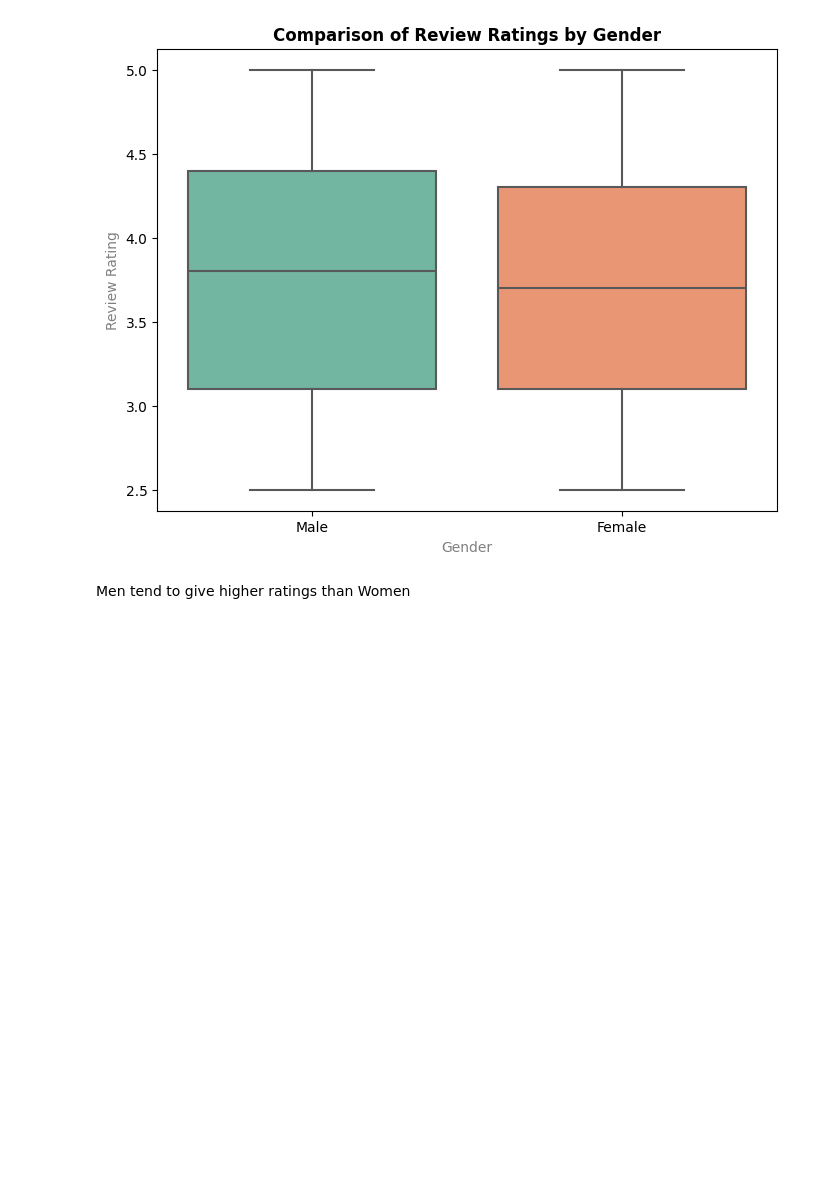
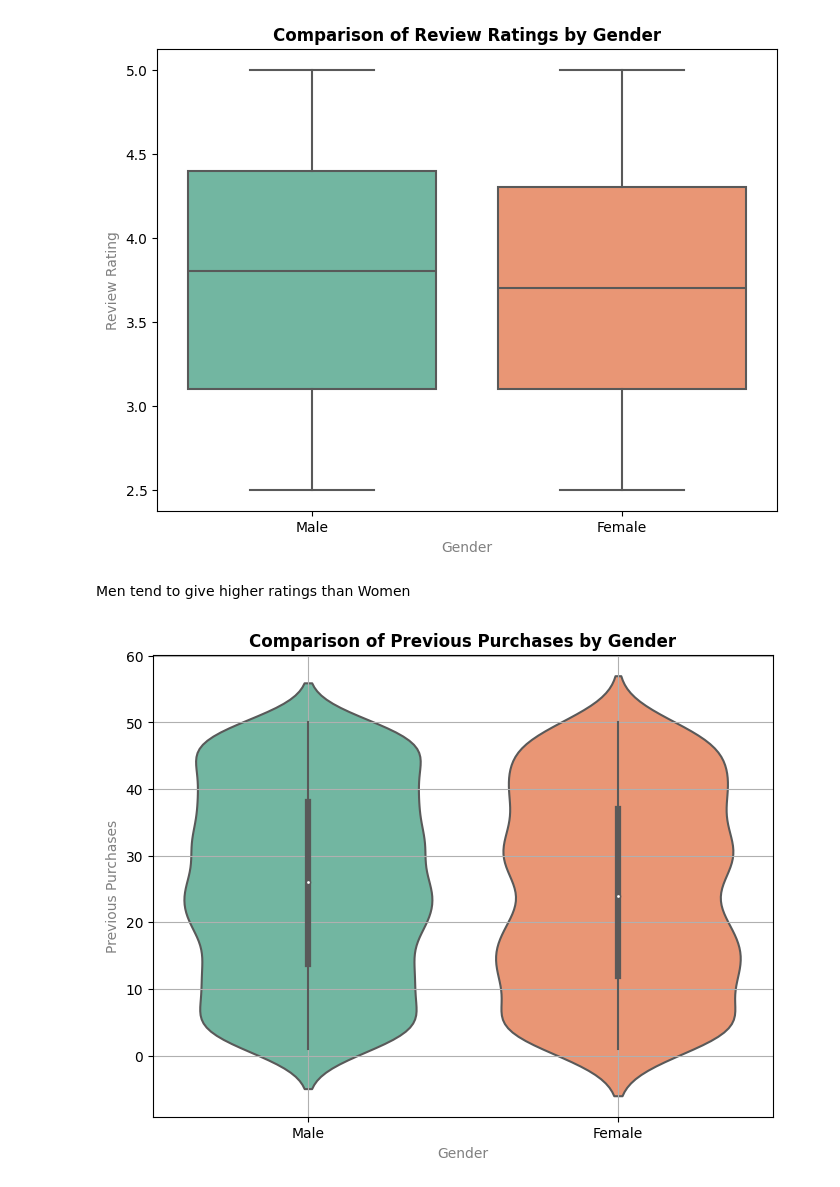
Before and after one commit to Murega14/customer_shopping_trends, a Jupyter notebook: index.ipynb, the cells around one changed output. Drawn from its saved outputs; the diff is of its cells as text; code cells hidden in the pictures; blank space fills up the shorter version.

```diff
--- a/index.ipynb
+++ b/index.ipynb
@@ -298,3 +295,16 @@ plt.show()
 [figure]
 # %% [markdown]
 Men tend to give higher ratings than Women
+# %%
+# Creating the violin plot
+plt.figure(figsize=(8, 6))
+sns.violinplot(x='Gender', y='Previous Purchases', data=df, palette='Set2')
+
+# Customizing the plot
+plt.title('Comparison of Previous Purchases by Gender', fontweight='bold')
+plt.xlabel('Gender', color='gray')
+plt.ylabel('Previous Purchases', color='gray')
+plt.grid(True)
+plt.show()
+# %% [output]
+[figure, added]
```
Also changed, not shown: parts of 8 cells of this notebook, 1 other file.
